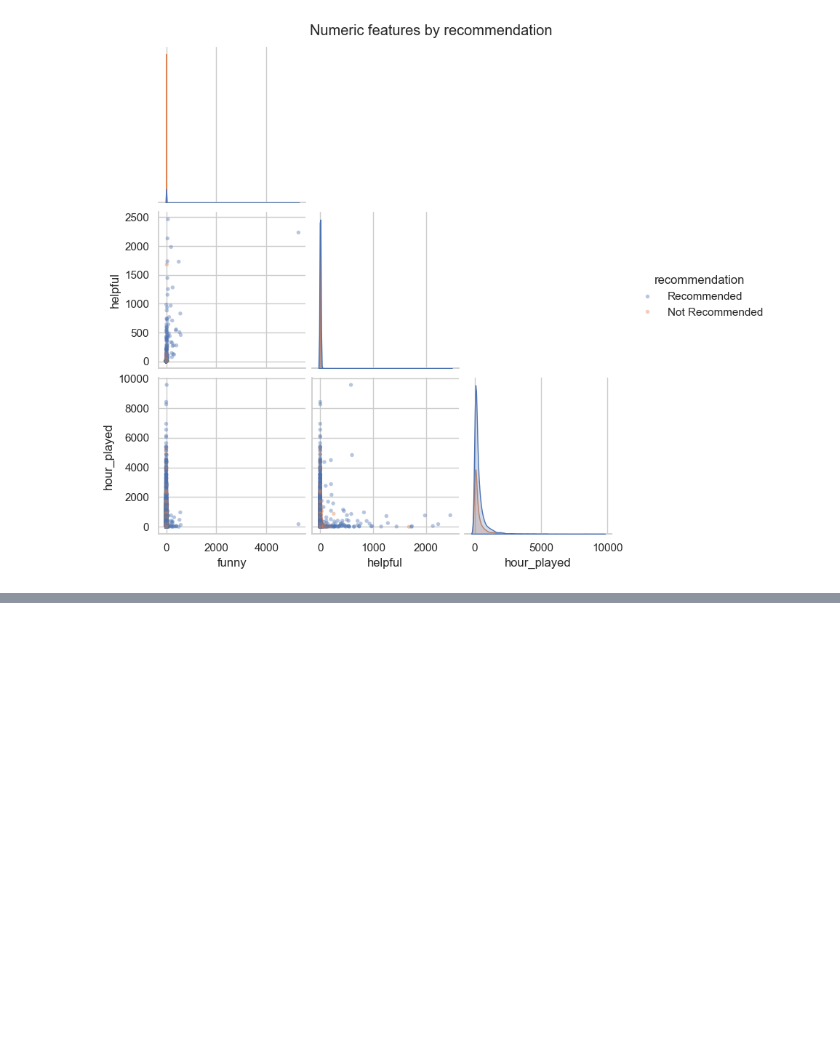
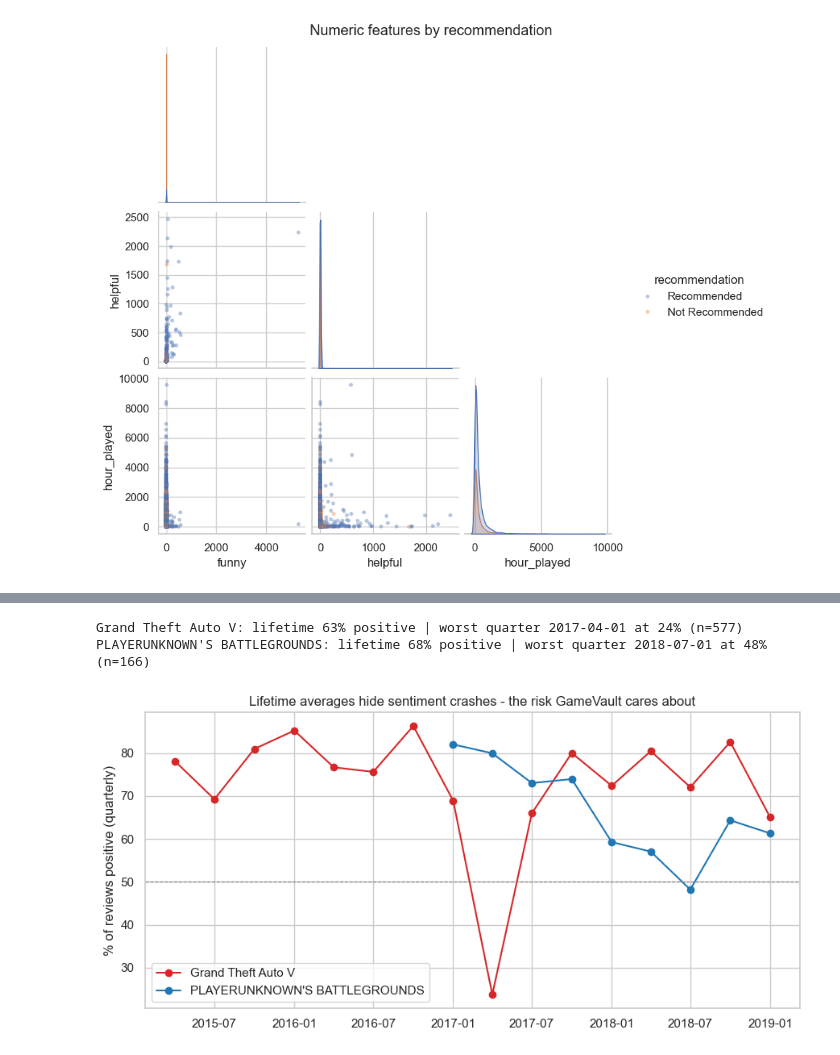
Before and after one commit to Louis69420/PWC, a Jupyter notebook: notebooks/eda.ipynb, the cells around one changed output, grey strips where cells are left out. Drawn from its saved outputs; the diff is of its cells as text; code cells hidden in the pictures; blank space fills up the shorter version.

```diff
--- a/notebooks/eda.ipynb
+++ b/notebooks/eda.ipynb
@@ -117,0 +203,24 @@ plt.show()
+# %%
+d = df_clean.copy()
+d['rec'] = (d['recommendation'] == 'Recommended').astype(int)
+
+fig, ax = plt.subplots(figsize=(9, 4.5))
+for t, color in [('Grand Theft Auto V', '#d62728'), ("PLAYERUNKNOWN'S BATTLEGROUNDS", '#1f77b4')]:
+    g = d[d['title'] == t].set_index('date_posted').sort_index()
+    q = g['rec'].resample('QS').agg(['mean', 'count'])
+    q = q[q['count'] >= 30]          # only quarters with enough reviews to trust
+    ax.plot(q.index, q['mean'] * 100, marker='o', label=t, color=color)
+    worst = q['mean'].idxmin()
+    print(f"{t}: lifetime {g['rec'].mean():.0%} positive | worst quarter {worst.date()} "
+          f"at {q.loc[worst, 'mean']:.0%} (n={int(q.loc[worst, 'count'])})")
+ax.axhline(50, color='grey', lw=0.8, ls='--')
+ax.set_ylabel('% of reviews positive (quarterly)')
+ax.set_title('Lifetime averages hide sentiment crashes - the risk GameVault cares about')
+ax.legend()
+plt.tight_layout()
+plt.savefig('../outputs/insight_1_sentiment_crashes.png', dpi=150)
+plt.show()
+# %% [output]
+Grand Theft Auto V: lifetime 63% positive | worst quarter 2017-04-01 at 24% (n=577)
+PLAYERUNKNOWN'S BATTLEGROUNDS: lifetime 68% positive | worst quarter 2018-07-01 at 48% (n=166)
+[figure, added]
```
Also changed, not shown: parts of 12 cells of this notebook.
